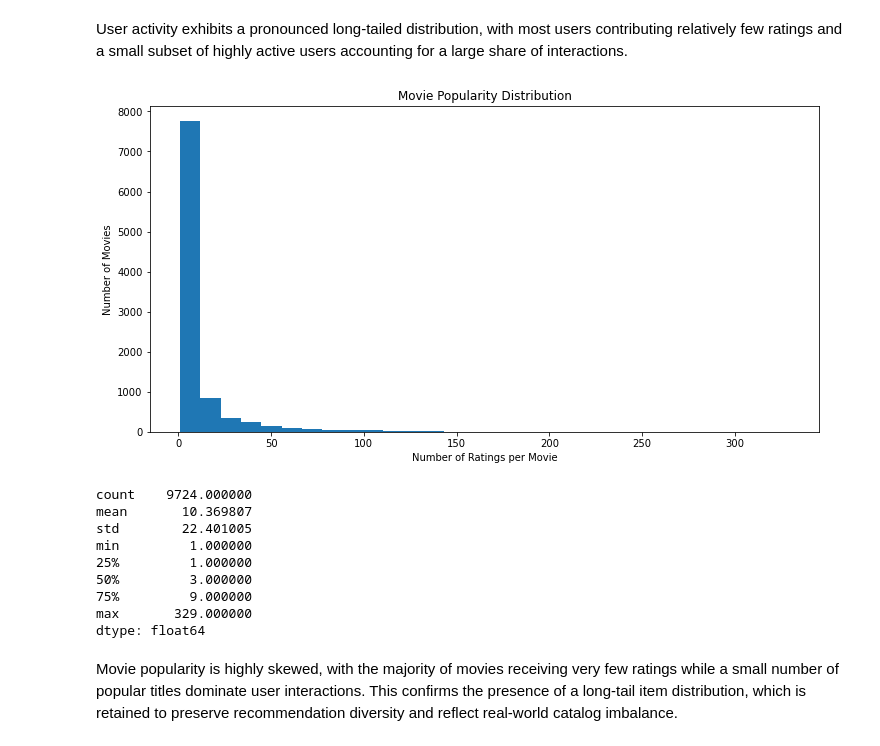
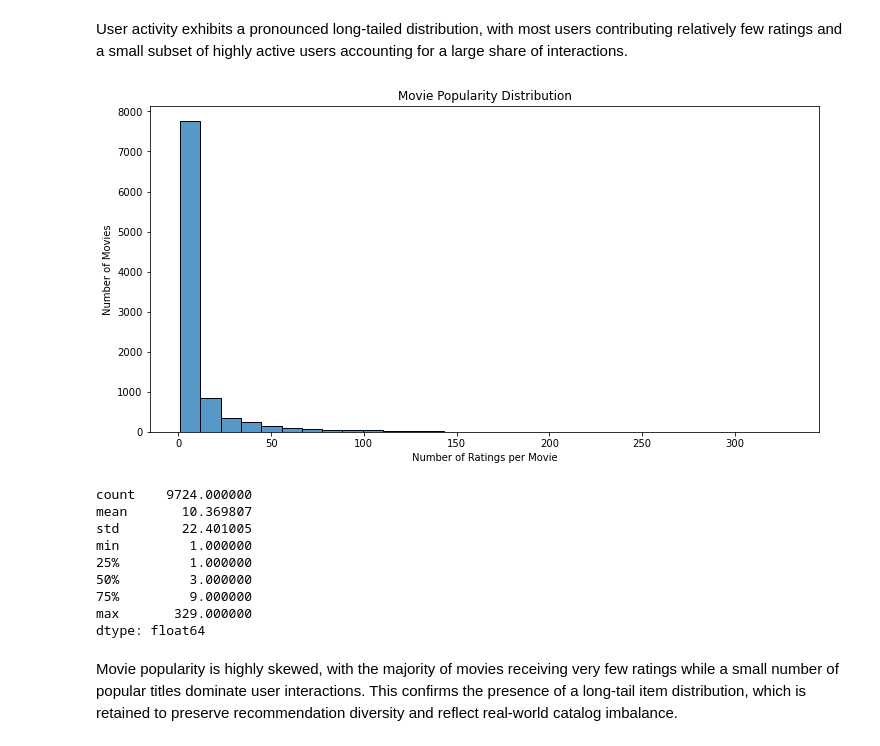
Before and after one commit to MrDenzy/Phase-4-Project---Movie-Recommendation-System, a Jupyter notebook: notebook/jasho.ipynb, the cells around one changed output. Cells and saved outputs as stored; diff of their text form; code cells hidden in the pictures.

```diff
--- a/notebook/jasho.ipynb
+++ b/notebook/jasho.ipynb
@@ -237,17 +242,17 @@ User activity exhibits a pronounced long-tailed distribution, with most users co
 # %%
 # 6.3 Ratings per Movie
 ratings_per_movie = ratings_df.groupby('movieId').size()
 
 plt.figure(figsize=(12, 6))
-plt.hist(ratings_per_movie, bins=30)
+sns.histplot(ratings_per_movie, bins=30, kde=False)
 plt.xlabel("Number of Ratings per Movie")
 plt.ylabel("Number of Movies")
 plt.title("Movie Popularity Distribution")
 plt.show()
 
 ratings_per_movie.describe()
 # %% [output]
-[figure, old version]
+[figure, new version]
 count    9724.000000
 mean       10.369807
 std        22.401005
```
Also changed, not shown: parts of 23 cells of this notebook.
